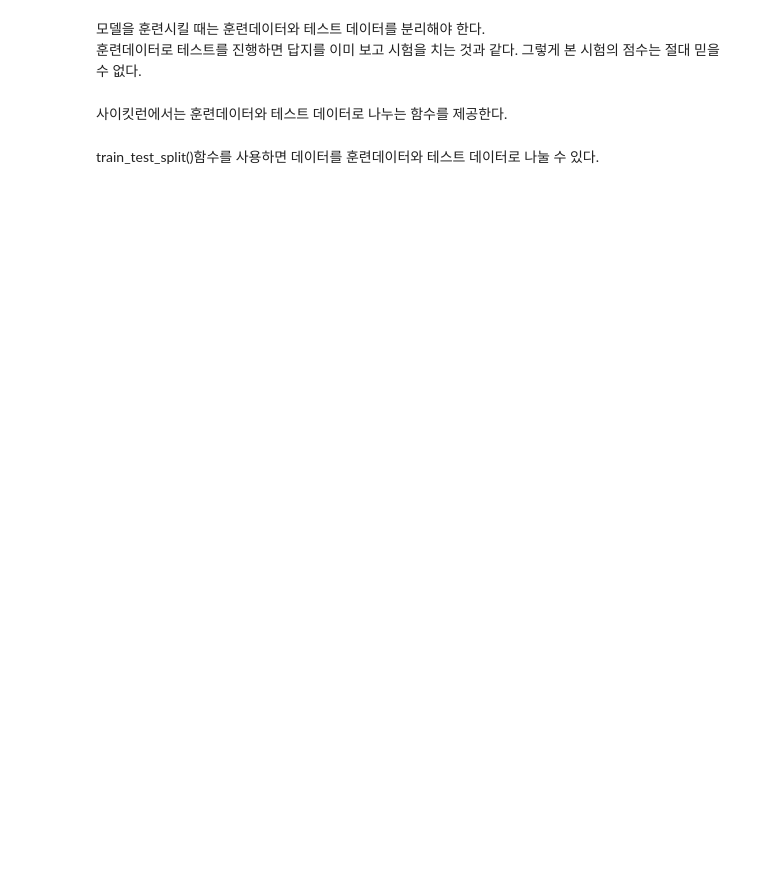
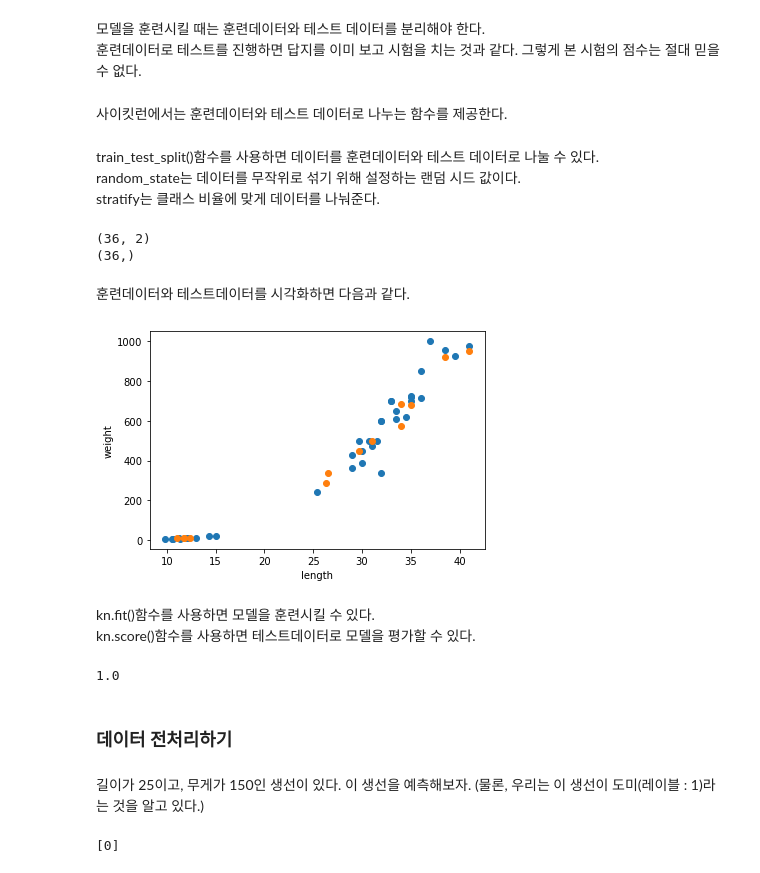
Before and after one commit to gyu6172/A.I_Study, a Jupyter notebook: 혼공머신/2. 데이터 다루기.ipynb, the cells around one changed output. Cells and saved outputs as stored; diff of their text form; code cells hidden in the pictures; blank space fills up the shorter version.

```diff
--- a/혼공머신/2. 데이터 다루기.ipynb
+++ b/혼공머신/2. 데이터 다루기.ipynb
@@ -33,6 +37,7 @@ fish_data는 49마리의 생선 정보가 담긴 데이터이고, fish_target은
 # %%
 import numpy as np
 fish_data = np.column_stack((fish_length, fish_weight))
+fish_target = np.array(fish_target)
 print(fish_data[:5])
 # %% [output]
 [[ 25.4 242. ]
@@ -55,6 +66,41 @@ kn = KNeighborsClassifier()
 사이킷런에서는 훈련데이터와 테스트 데이터로 나누는 함수를 제공한다.
 # %%
 from sklearn.model_selection import train_test_split
-train_input, test_input, train_target, test_target = train_test_split(fish_data, fish_target, random_state=42)
+train_input, test_input, train_target, test_target = train_test_split(fish_data, fish_target, random_state=42, stratify=fish_target)
 # %% [markdown]
 train_test_split()함수를 사용하면 데이터를 훈련데이터와 테스트 데이터로 나눌 수 있다.
+random_state는 데이터를 무작위로 섞기 위해 설정하는 랜덤 시드 값이다.
+stratify는 클래스 비율에 맞게 데이터를 나눠준다.
+# %%
+print(train_input.shape)
+print(train_target.shape)
+# %% [output]
+(36, 2)
+(36,)
+# %% [markdown]
+훈련데이터와 테스트데이터를 시각화하면 다음과 같다.
+# %%
+import matplotlib.pyplot as plt
+plt.scatter(train_input[:,0], train_input[:,1])
+plt.scatter(test_input[:,0], test_input[:,1])
+plt.xlabel('length')
+plt.ylabel('weight')
+plt.show()
+# %% [output]
+[figure, added]
+# %% [markdown]
+kn.fit()함수를 사용하면 모델을 훈련시킬 수 있다.
+kn.score()함수를 사용하면 테스트데이터로 모델을 평가할 수 있다.
+# %%
+kn.fit(train_input, train_target)
+kn.score(test_input, test_target)
+# %% [output]
+1.0
+# %% [markdown]
+### 데이터 전처리하기
+# %% [markdown]
+길이가 25이고, 무게가 150인 생선이 있다. 이 생선을 예측해보자. (물론, 우리는 이 생선이 도미(레이블 : 1)라는 것을 알고 있다.)
+# %%
+print(kn.predict([[25,150]]))
+# %% [output]
+[0]
```
Also changed, not shown: parts of 20 cells of this notebook.
